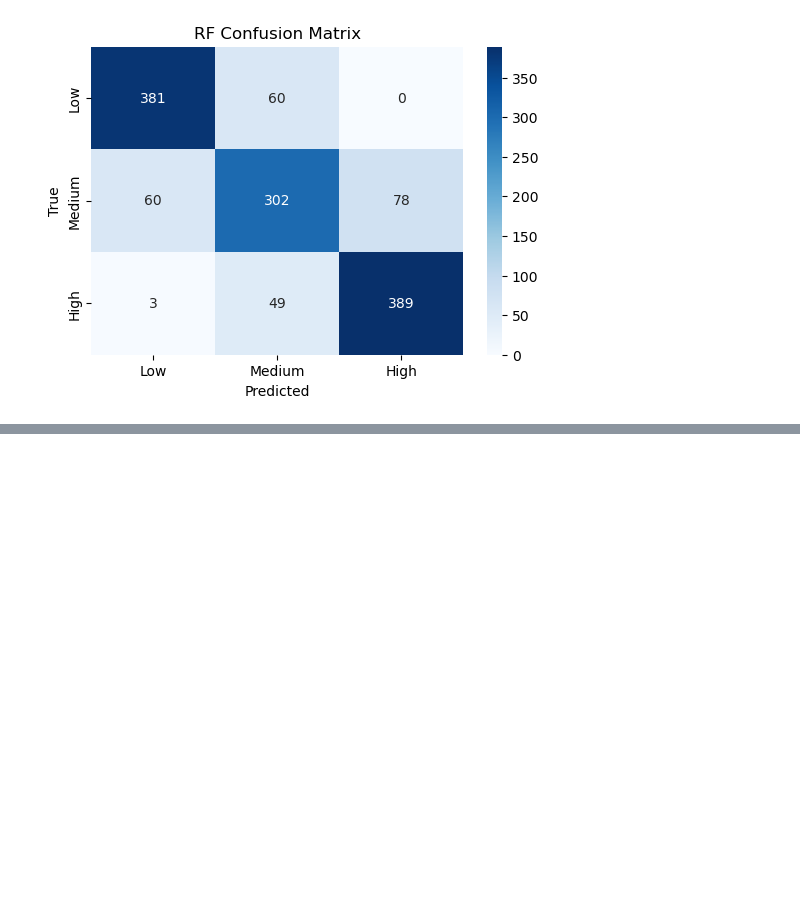
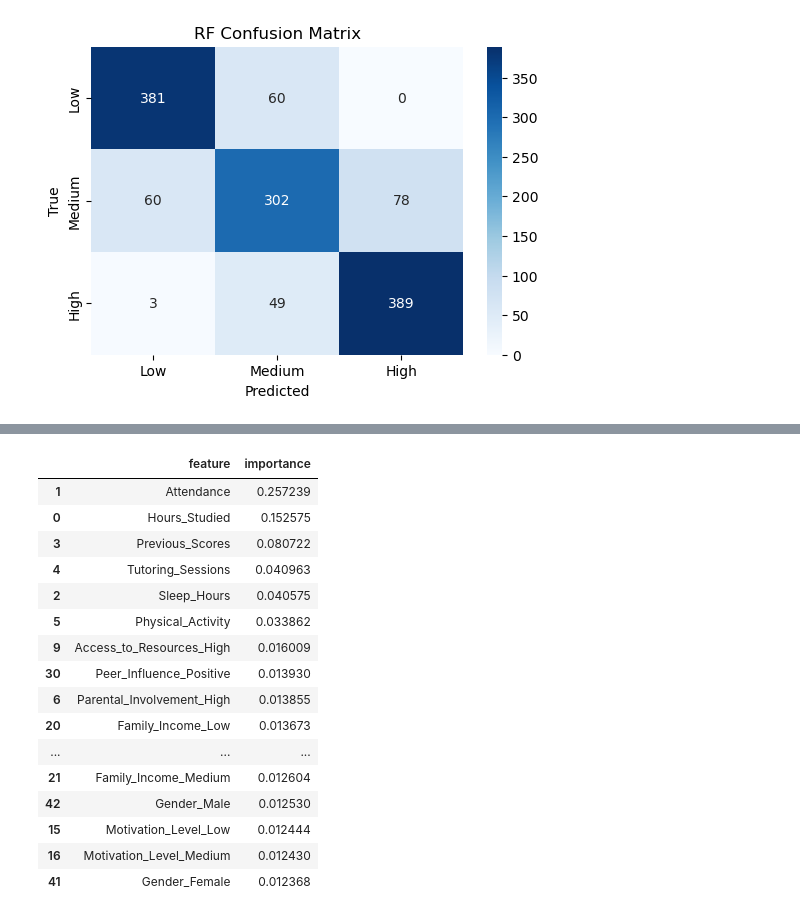
Before and after one commit to eexoxz/student-dropout, a Jupyter notebook: models.ipynb, the cells around one changed output, grey strips where cells are left out. Saved outputs shown, nothing was run; the diff lists cells and outputs as text; code cells hidden in the pictures; blank space fills up the shorter version.

```diff
--- a/models.ipynb
+++ b/models.ipynb
@@ -251,0 +258,5 @@ weighted avg       0.81      0.81      0.81      1322
+# %%
+MODEL_PATH = "random_forest_pipeline.joblib"  # same folder as this notebook
+
+pipe = joblib.load(MODEL_PATH)
+print("✅ model loaded")
@@ -251,0 +340,38 @@ weighted avg       0.81      0.81      0.81      1322
+# %%
+import numpy as np
+
+try:
+    pre = pipe.named_steps['pre']                  # ColumnTransformer
+    clf = pipe.named_steps['clf']                  # RandomForestClassifier
+    ohe = pre.named_transformers_['cat'].named_steps['encoder']
+
+    num_feats = pre.transformers_[0][2]            # NUMERIC list used in pipeline
+    cat_feats_expanded = ohe.get_feature_names_out(pre.transformers_[1][2])  # expanded OHE names
+    all_feats = list(num_feats) + list(cat_feats_expanded)
+
+    importances = clf.feature_importances_
+    imp_df = (pd.DataFrame({'feature': all_feats, 'importance': importances})
+                .sort_values('importance', ascending=False))
+
+    display(imp_df.head(20))
+
+except Exception as e:
+    print("Could not compute feature importances:", e)
+# %% [output]
+|  | feature | importance |
+| 1 | Attendance | 0.257239 |
+| 0 | Hours_Studied | 0.152575 |
+| 3 | Previous_Scores | 0.080722 |
+| 4 | Tutoring_Sessions | 0.040963 |
+| 2 | Sleep_Hours | 0.040575 |
+| 5 | Physical_Activity | 0.033862 |
+| 9 | Access_to_Resources_High | 0.016009 |
+| 30 | Peer_Influence_Positive | 0.013930 |
+| 6 | Parental_Involvement_High | 0.013855 |
+| 20 | Family_Income_Low | 0.013673 |
+| ... | ... | ... |
+| 21 | Family_Income_Medium | 0.012604 |
+| 42 | Gender_Male | 0.012530 |
+| 15 | Motivation_Level_Low | 0.012444 |
+| 16 | Motivation_Level_Medium | 0.012430 |
+| 41 | Gender_Female | 0.012368 |
```
Also changed, not shown: parts of 4 cells of this notebook, 1 other file.
